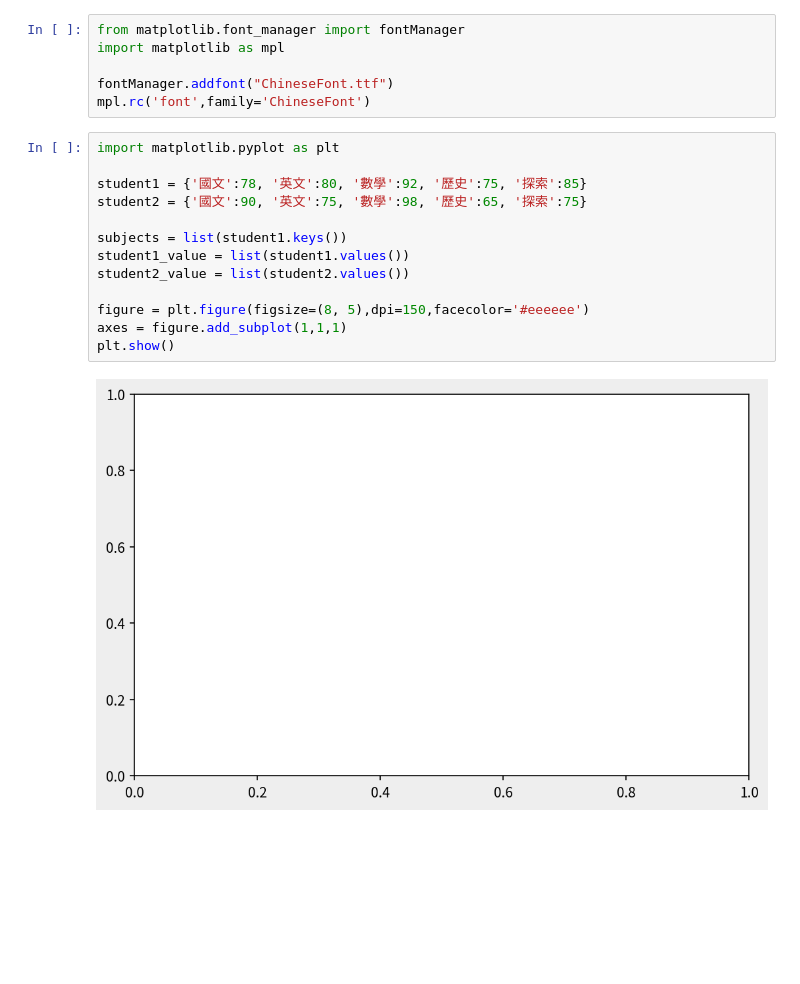
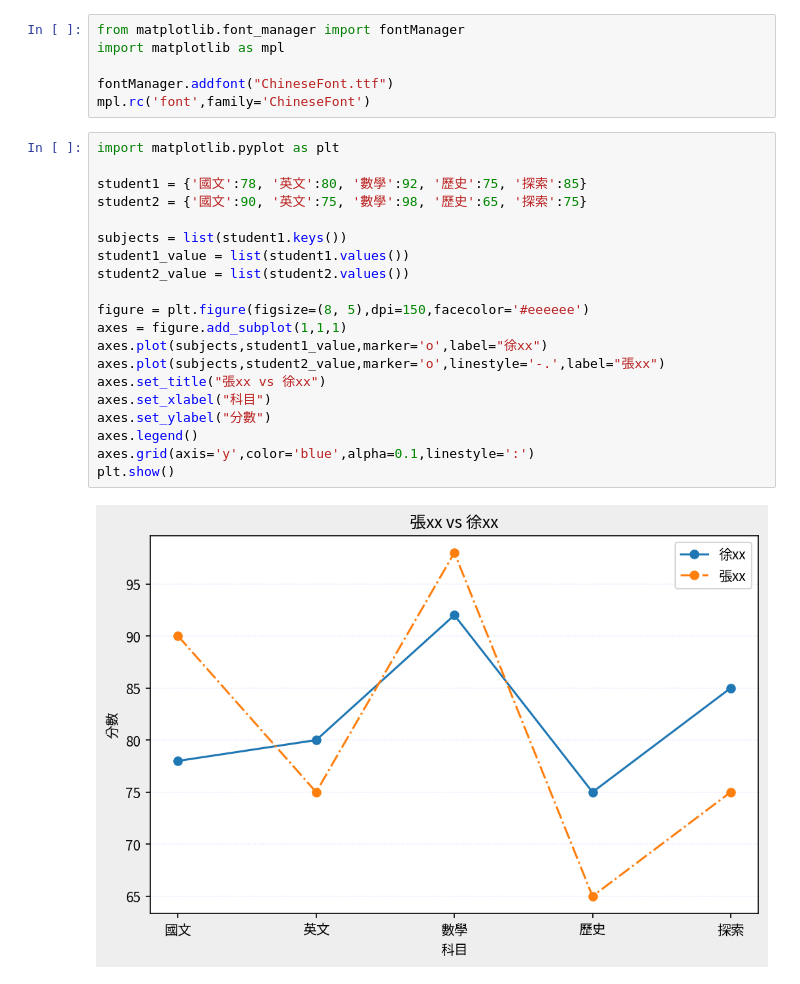
Before and after one commit to roberthsu2003/__2025_04_29_python_2_4, a Jupyter notebook: lesson13/lesson13_3.ipynb, the cells around one changed output. Drawn from its saved outputs; the diff is of its cells as text; blank space fills up the shorter version.

```diff
--- a/lesson13/lesson13_3.ipynb
+++ b/lesson13/lesson13_3.ipynb
@@ -9,15 +9,22 @@ mpl.rc('font',family='ChineseFont')
 # %%
 import matplotlib.pyplot as plt
 
 student1 = {'國文':78, '英文':80, '數學':92, '歷史':75, '探索':85}
 student2 = {'國文':90, '英文':75, '數學':98, '歷史':65, '探索':75}
 
 subjects = list(student1.keys())
 student1_value = list(student1.values())
 student2_value = list(student2.values())
 
 figure = plt.figure(figsize=(8, 5),dpi=150,facecolor='#eeeeee')
 axes = figure.add_subplot(1,1,1)
+axes.plot(subjects,student1_value,marker='o',label="徐xx")
+axes.plot(subjects,student2_value,marker='o',linestyle='-.',label="張xx")
+axes.set_title("張xx vs 徐xx")
+axes.set_xlabel("科目")
+axes.set_ylabel("分數")
+axes.legend()
+axes.grid(axis='y',color='blue',alpha=0.1,linestyle=':')
 plt.show()
 # %% [output]
-[figure, old version]
+[figure, new version]
```
